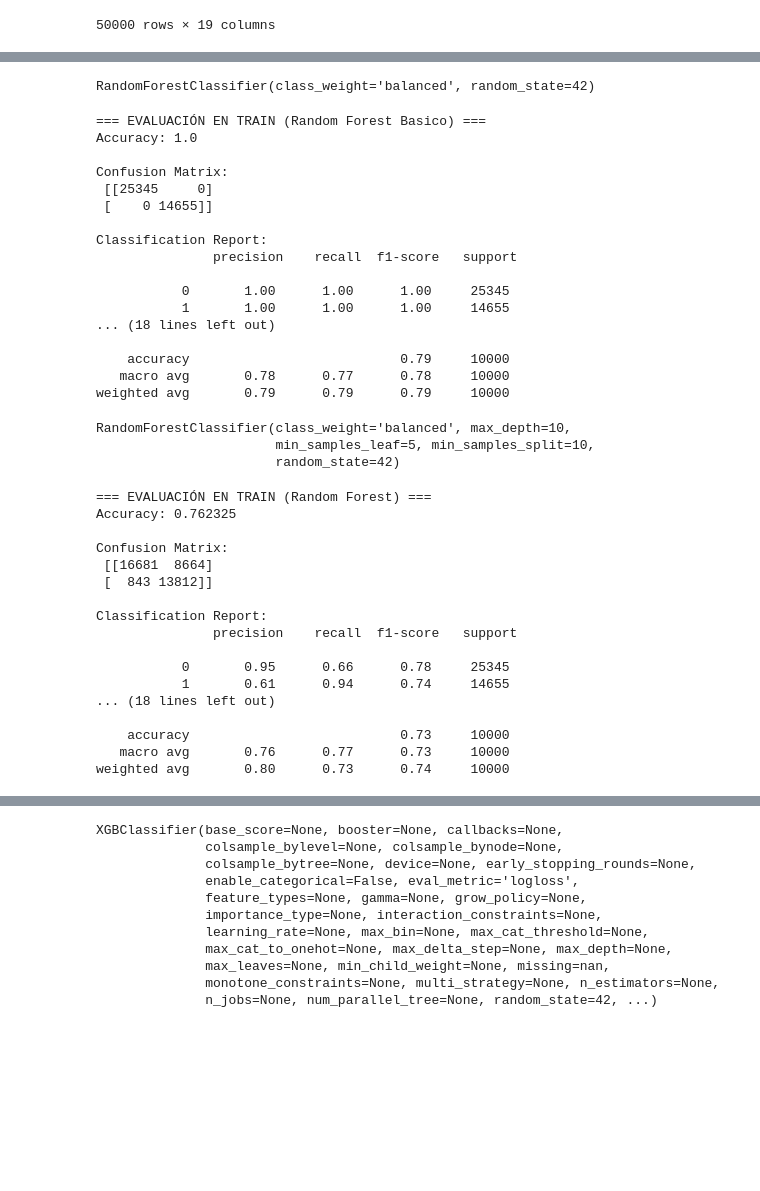
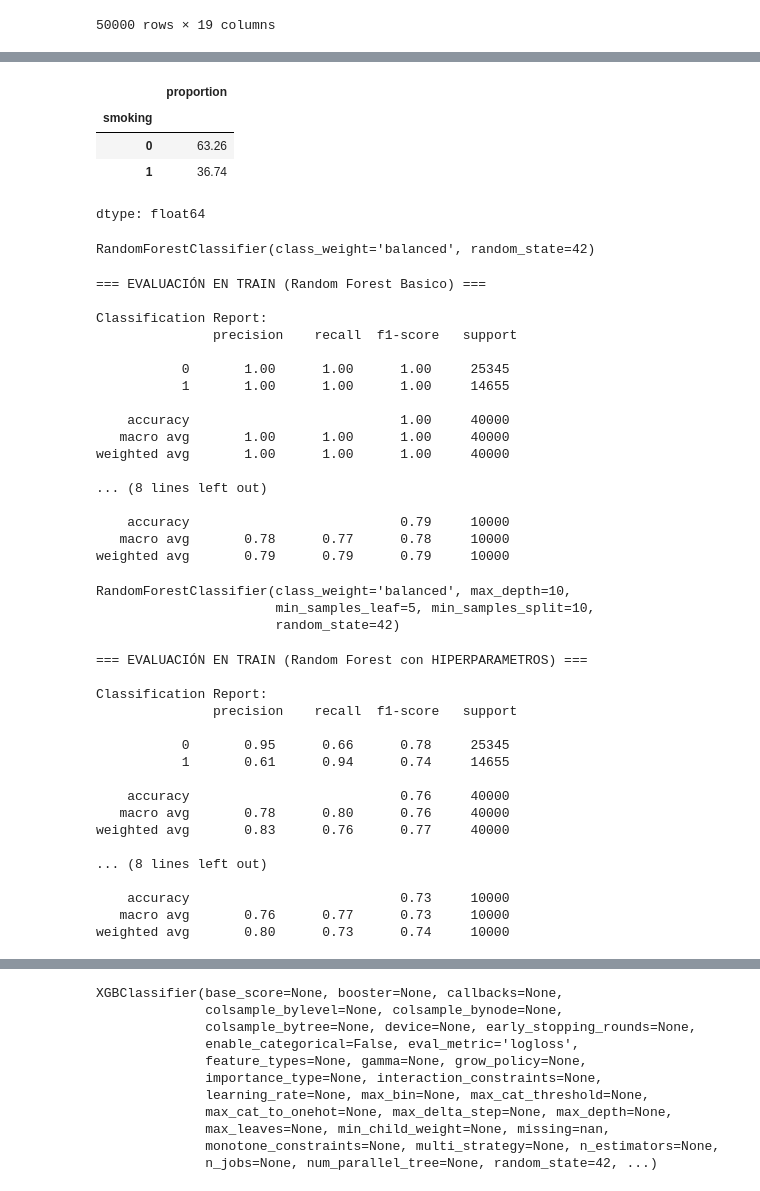
Before and after one commit to FernandoBurza/TP2-FernandoBurza, a Jupyter notebook: FernandoBurzaTP2.ipynb, the cells around one changed output, grey strips where cells are left out. Drawn from its saved outputs; the diff is of its cells as text; code cells hidden in the pictures; blank space fills up the shorter version.

```diff
--- a/FernandoBurzaTP2.ipynb
+++ b/FernandoBurzaTP2.ipynb
@@ -330,3 +338,11 @@ X_train_rf, X_test_rf, y_train_rf, y_test_rf = train_test_split(X_rf, y_rf, test
+# %%
+y_test_rf.value_counts(normalize=True)*100
+# %% [output]
+|  | proportion |
+| smoking |  |
+| 0 | 63.26 |
+| 1 | 36.74 |
+dtype: float64
 # %%
 #PRUEBA RANDOM FOREST BASICO
 model_rf = RandomForestClassifier(n_estimators=100, random_state=42, class_weight='balanced')
@@ -342,30 +358,26 @@ y_test_pred_rf = model_rf.predict(X_test_rf)
 # === EVALUACIÓN EN TRAIN ===
 
 print("=== EVALUACIÓN EN TRAIN (Random Forest Basico) ===")
-print("Accuracy:", accuracy_score(y_train_rf, y_train_pred_rf))
-print("\nConfusion Matrix:\n", confusion_matrix(y_train_rf, y_train_pred_rf))
 print("\nClassification Report:\n", classification_report(y_train_rf, y_train_pred_rf))
 
 # === EVALUACIÓN EN TEST ===
 
 print("\n=== EVALUACIÓN EN TEST (Random Forest Basico) ===")
-print("Accuracy:", accuracy_score(y_test_rf, y_test_pred_rf))
-print("\nConfusion Matrix:\n", confusion_matrix(y_test_rf, y_test_pred_rf))
 print("\nClassification Report:\n", classification_report(y_test_rf, y_test_pred_rf))
 # %% [output]
 === EVALUACIÓN EN TRAIN (Random Forest Basico) ===
-Accuracy: 1.0
-
-Confusion Matrix:
- [[25345     0]
- [    0 14655]]
 
 Classification Report:
                precision    recall  f1-score   support
 
            0       1.00      1.00      1.00     25345
            1       1.00      1.00      1.00     14655
-... (18 lines left out)
+
+    accuracy                           1.00     40000
+   macro avg       1.00      1.00      1.00     40000
+weighted avg       1.00      1.00      1.00     40000
+
+... (8 lines left out)
 
     accuracy                           0.79     10000
    macro avg       0.78      0.77      0.78     10000
@@ -392,31 +404,27 @@ y_test_pred_rf = model_rf.predict(X_test_rf)
 # %%
 # === EVALUACIÓN EN TRAIN ===
 
-print("=== EVALUACIÓN EN TRAIN (Random Forest) ===")
-print("Accuracy:", accuracy_score(y_train_rf, y_train_pred_rf))
-print("\nConfusion Matrix:\n", confusion_matrix(y_train_rf, y_train_pred_rf))
+print("=== EVALUACIÓN EN TRAIN (Random Forest con HIPERPARAMETROS) ===")
 print("\nClassification Report:\n", classification_report(y_train_rf, y_train_pred_rf))
 
 # === EVALUACIÓN EN TEST ===
 
-print("\n=== EVALUACIÓN EN TEST (Random Forest) ===")
-print("Accuracy:", accuracy_score(y_test_rf, y_test_pred_rf))
-print("\nConfusion Matrix:\n", confusion_matrix(y_test_rf, y_test_pred_rf))
+print("\n=== EVALUACIÓN EN TEST (Random Forest con HIPERPARAMETROS) ===")
 print("\nClassification Report:\n", classification_report(y_test_rf, y_test_pred_rf))
 # %% [output]
-=== EVALUACIÓN EN TRAIN (Random Forest) ===
-Accuracy: 0.762325
-
-Confusion Matrix:
- [[16681  8664]
- [  843 13812]]
+=== EVALUACIÓN EN TRAIN (Random Forest con HIPERPARAMETROS) ===
 
 Classification Report:
                precision    recall  f1-score   support
 
            0       0.95      0.66      0.78     25345
            1       0.61      0.94      0.74     14655
-... (18 lines left out)
+
+    accuracy                           0.76     40000
+   macro avg       0.78      0.80      0.76     40000
+weighted avg       0.83      0.76      0.77     40000
+
+... (8 lines left out)
 
     accuracy                           0.73     10000
    macro avg       0.76      0.77      0.73     10000
```
Also changed, not shown: parts of 12 cells of this notebook, 1 other file.
